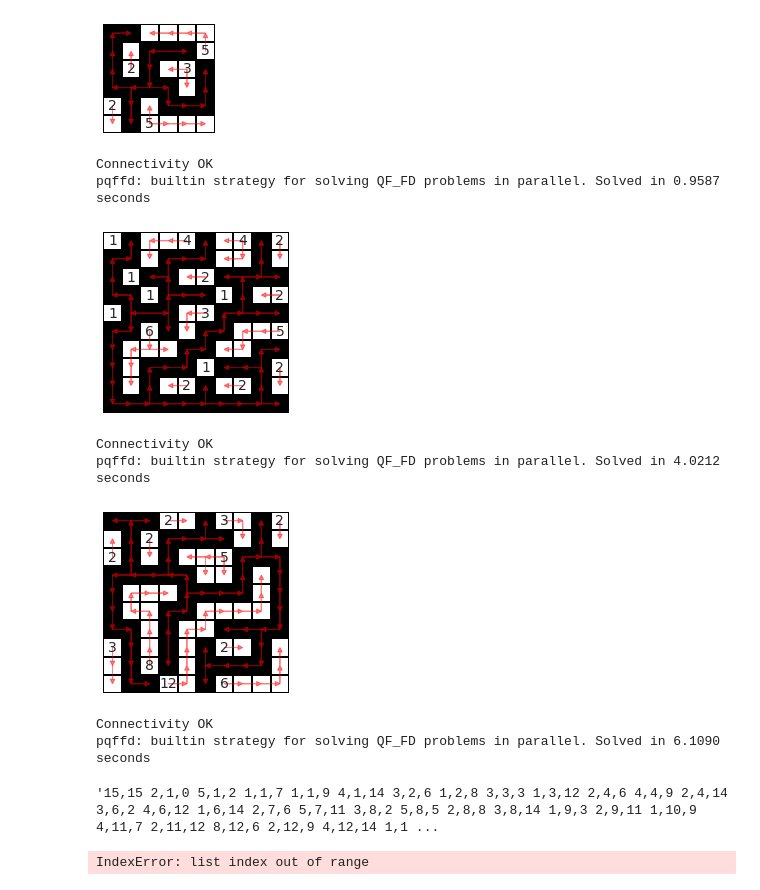
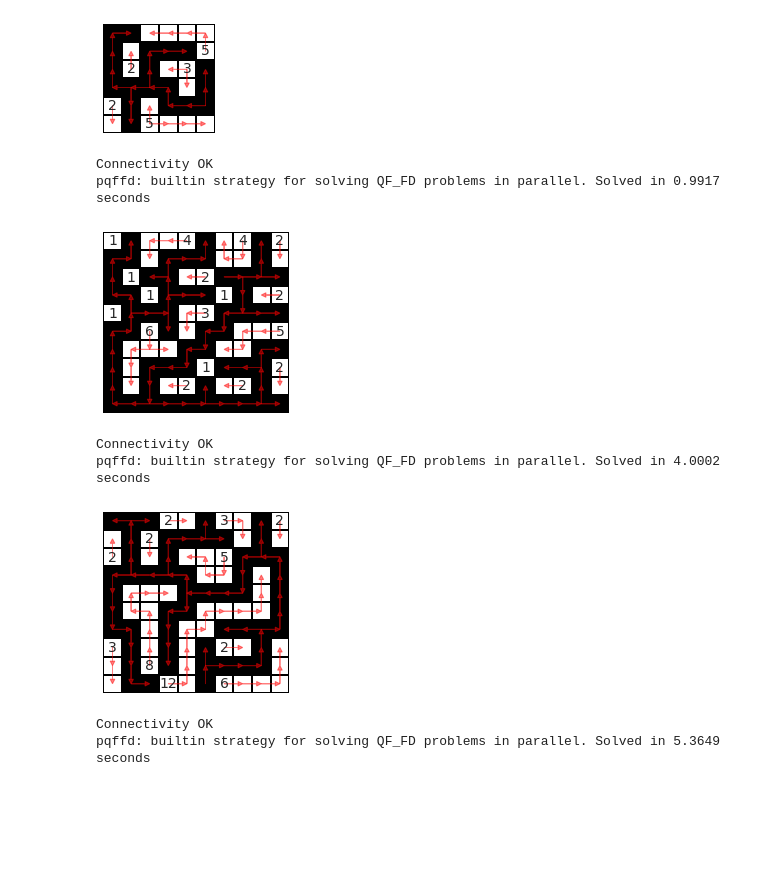
Before and after one commit to gowen100/Public-Code, a Jupyter notebook: Nurikabe.ipynb, the cells around one changed output. Saved outputs shown, nothing was run; the diff lists cells and outputs as text; code cells hidden in the pictures; blank space fills up the shorter version.

```diff
--- a/Nurikabe.ipynb
+++ b/Nurikabe.ipynb
@@ -178,29 +242,29 @@ fix= np.array([[0, 0, 0, 0, 0, 0],
                [2, 0, 0, 0, 0, 0],
                [0, 0, 5, 0, 0, 0]])
 
-ans = sol(fix,"pqffd")
+ans1 = sol(fix,"pqffd")
 # %% [output]
 [figure]
 Connectivity OK
-pqffd: builtin strategy for solving QF_FD problems in parallel. Solved in 0.9587 seconds
+pqffd: builtin strategy for solving QF_FD problems in parallel. Solved in 0.9917 seconds
 # %%
 fix2= np.array([[1, 0, 0, 0, 4, 0, 0, 4, 0, 2],
                 [0, 0, 0, 0, 0, 0, 0, 0, 0, 0],
                 [0, 1, 0, 0, 0, 2, 0, 0, 0, 0],
                 [0, 0, 1, 0, 0, 0, 1, 0, 0, 2],
                 [1, 0, 0, 0, 0, 3, 0, 0, 0, 0],
                 [0, 0, 6, 0, 0, 0, 0, 0, 0, 5],
                 [0, 0, 0, 0, 0, 0, 0, 0, 0, 0],
                 [0, 0, 0, 0, 0, 1, 0, 0, 0, 2],
                 [0, 0, 0, 0, 2, 0, 0, 2, 0, 0],
                 [0, 0, 0, 0, 0, 0, 0, 0, 0, 0]])
 
 
-ans = sol(fix2,"pqffd")
+ans2 = sol(fix2,"pqffd")
 # %% [output]
-[figure, old version]
+[figure, new version]
 Connectivity OK
-pqffd: builtin strategy for solving QF_FD problems in parallel. Solved in 4.0212 seconds
+pqffd: builtin strategy for solving QF_FD problems in parallel. Solved in 4.0002 seconds
 # %%
 fix3=np.array([[0, 0, 0, 2, 0, 0, 3, 0, 0, 2],
                [0, 0, 2, 0, 0, 0, 0, 0, 0, 0],
@@ -213,62 +277,8 @@ fix3=np.array([[0, 0, 0, 2, 0, 0, 3, 0, 0, 2],
                [0, 0, 8, 0, 0, 0, 0, 0, 0, 0],
                [0, 0, 0,12, 0, 0, 6, 0, 0, 0]])
 
-ans = sol(fix3,"pqffd")
+ans3 = sol(fix3,"pqffd")
 # %% [output]
-[figure, old version]
+[figure, new version]
 Connectivity OK
-pqffd: builtin strategy for solving QF_FD problems in parallel. Solved in 6.1090 seconds
+pqffd: builtin strategy for solving QF_FD problems in parallel. Solved in 5.3649 seconds
-# %%
-input = "15,15 "+" ".join([str(e)+","+str(i)+","+str(j) for (i,j),e in np.ndenumerate(to_solve) if e!=0])
-input
-# %% [output]
-'15,15 2,1,0 5,1,2 1,1,7 1,1,9 4,1,14 3,2,6 1,2,8 3,3,3 1,3,12 2,4,6 4,4,9 2,4,14 3,6,2 4,6,12 1,6,14 2,7,6 5,7,11 3,8,2 5,8,5 2,8,8 3,8,14 1,9,3 2,9,11 1,10,9 4,11,7 2,11,12 8,12,6 2,12,9 4,12,14 1,1 ...
-# %%
-#https://codegolf.stackexchange.com/questions/51006/map-of-islands-and-a-river
-
-L,S,O,R,F=len,set,None,range,frozenset
-U,N,J,D,I=S.update,F.union,F.isdisjoint,F.difference,F.intersection
-def r(n,a,c):
- U(c,P)
- if L(I(N(Q[n],C[n]),a))<2:return 1
- w=D(P,N(a,[n]));e=S();u=S([next(iter(w))])
- while u:n=I(Q[u.pop()],w);U(u,D(n,e));U(e,n)
- return L(e)==L(w)
-def T(a,o,i,c,k):
- s,p,m=a
- for _ in o:
-  t=s,p,N(m,[_]);e=D(o,[_])
-  if t[2] in c:o=e;continue
-  c.add(t[2]);n=D(Q[_],m);U(k,n)
-  if not J(i,n)or not r(_,N(m,i),k):o=e
-  elif s==L(t[2]):yield t
-  else:yield from T(t,N(e,n),i,c,k)
-s,*p=input.split()
-X,Y=eval(s)
-A=[]
-l=1,-1,0,0
-P=F((x,y)for y in R(Y)for x in R(X))
-exec("Q%sl,l[::-1]%s;C%s(1,1,-1,-1),l[:2]*2%s"%(('={(x,y):F((x+i,y+j)for i,j in zip(',')if X>x+i>-1<y+j<Y)for x,y in P}')*2))
-for a in p:a,x,y=eval(a);k=x,y;A+=[(a,k,F([k]))]
-A.sort(reverse=1)
-k=F(a[1]for a in A)
-p=[O]*L([a for a in A if a[0]!=1])
-g,h=p[:],p[:]
-i=0
-while 1:
- if g[i]is O:h[i]=S();f=O;g[i]=T(A[i],Q[A[i][1]],D(N(k,*p[:i]),[A[i][1]]),S(),h[i])
- try:p[i]=g[i].send(f)[2]
- except:
-  f=I(N(k,*p[:i]),h[i]);g[i]=p[i]=O;i-=1
-  while J(p[i],f):g[i]=p[i]=O;i-=1
- else:
-  i+=1
-  if i==L(p):
-   z=N(k,*p)
-   if not any(J(z,F(zip([x,x+1]*2,[y,y,y+1,y+1])))for x in R(X-1)for y in R(Y-1)):break
-   for c in h:U(c,z)
-b=[X*['.']for i in R(Y)]
-for x,y in z:b[y][x]='#'
-for l in b[::-1]:print(''.join(l))
-# %% [output]
-IndexError: list index out of range
```
Also changed, not shown: parts of 6 cells of this notebook.
